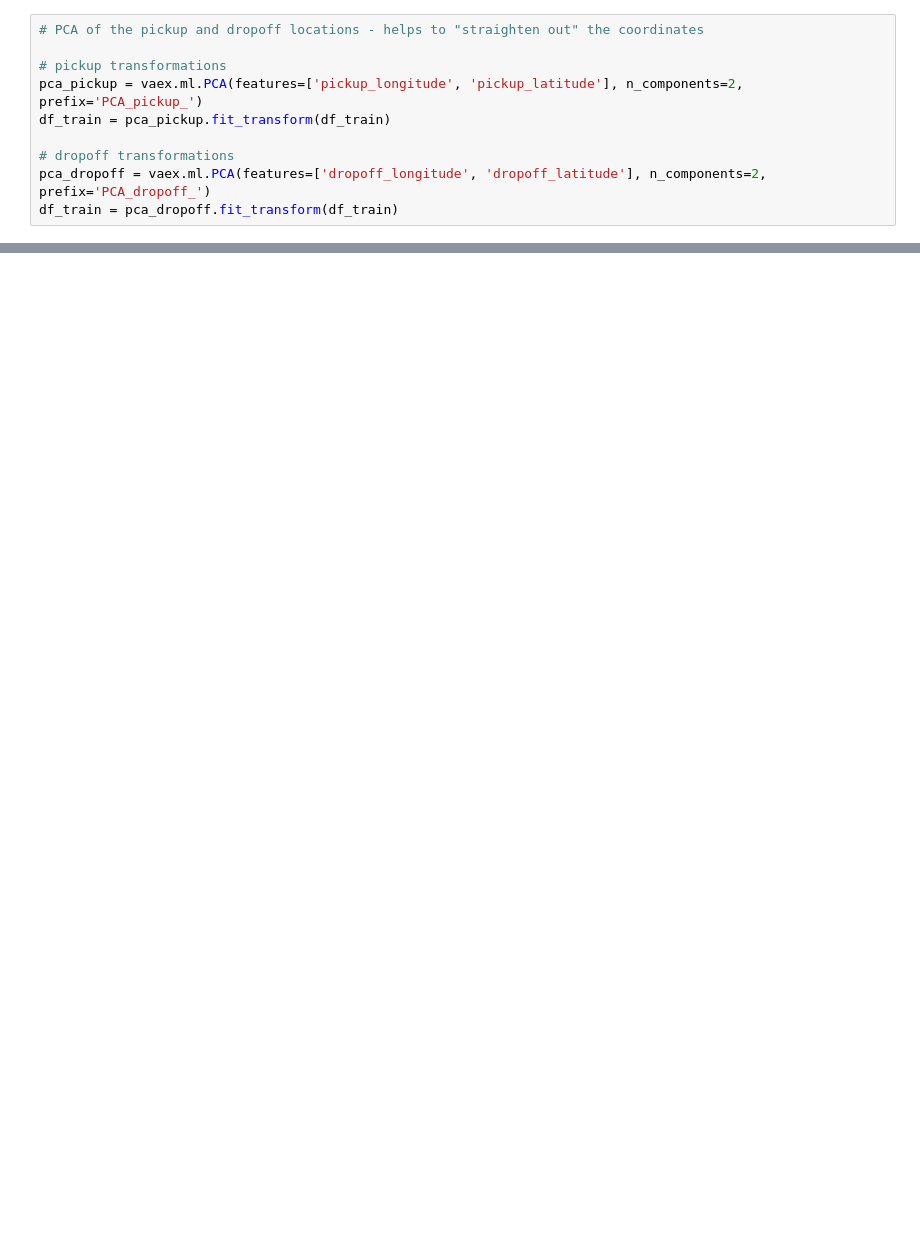
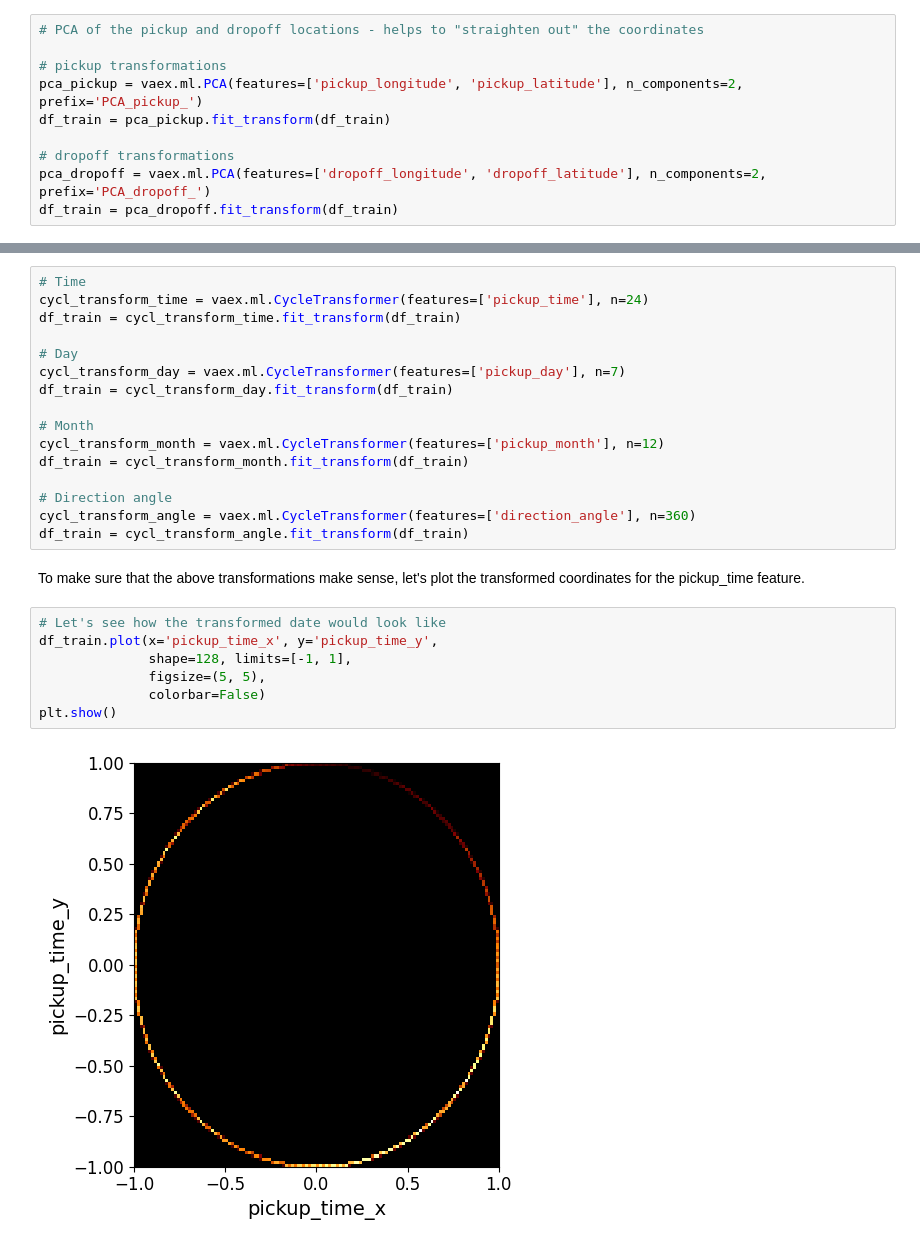
Before and after one commit to natech123/presenation_playground, a Jupyter notebook: vaex_ml.ipynb, the cells around one changed output, grey strips where cells are left out. Cells and saved outputs as stored; diff of their text form; blank space fills up the shorter version.

```diff
--- a/vaex_ml.ipynb
+++ b/vaex_ml.ipynb
@@ -158,0 +275,27 @@ plt.show()
+# %%
+# Time
+cycl_transform_time = vaex.ml.CycleTransformer(features=['pickup_time'], n=24)
+df_train = cycl_transform_time.fit_transform(df_train)
+
+# Day
+cycl_transform_day = vaex.ml.CycleTransformer(features=['pickup_day'], n=7)
+df_train = cycl_transform_day.fit_transform(df_train)
+
+# Month
+cycl_transform_month = vaex.ml.CycleTransformer(features=['pickup_month'], n=12)
+df_train = cycl_transform_month.fit_transform(df_train)
+
+# Direction angle
+cycl_transform_angle = vaex.ml.CycleTransformer(features=['direction_angle'], n=360)
+df_train = cycl_transform_angle.fit_transform(df_train)
+# %% [markdown]
+To make sure that the above transformations make sense, let's plot the transformed coordinates for the pickup_time feature.
+# %%
+# Let's see how the transformed date would look like
+df_train.plot(x='pickup_time_x', y='pickup_time_y',
+              shape=128, limits=[-1, 1],
+              figsize=(5, 5),
+              colorbar=False)
+plt.show()
+# %% [output]
+[figure, added]
```
Also changed, not shown: parts of 54 cells of this notebook, 4 other files.
